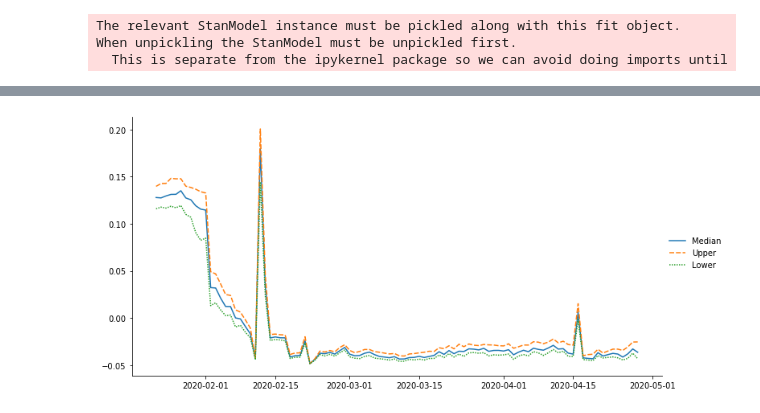
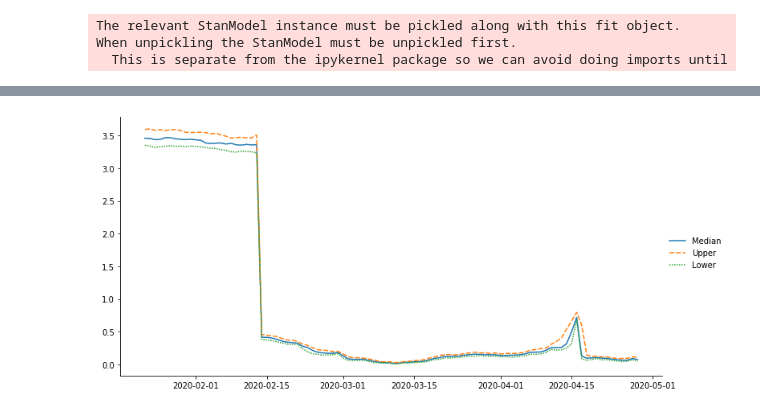
Before and after one commit to yoriyuki/BayesianCOVID19, a Jupyter notebook: notebook/BayesianCOVID19-China.ipynb, the cells around one changed output, grey strips where cells are left out. Cells and saved outputs as stored; diff of their text form; code cells hidden in the pictures.

```diff
--- a/notebook/BayesianCOVID19-China.ipynb
+++ b/notebook/BayesianCOVID19-China.ipynb
@@ -47,7 +47,7 @@ P = 1393_000_000
 iteration=2000
 repeat = 1000
 # %%
-data = {'T': C0.shape[0], 'T0': 0, 'P': P, 'C0': C0, 'R0': R0, 'D0':D0}
+data = {'T': C0.shape[0], 'T0': 0, 'P': P, 'C0': C0, 'R0': R0, 'D0':D0, 'b_beta_0':0.1}
 # %%
 upto = epoch+pd.Timedelta(days=C0.shape[0]-2)
 index= pd.date_range(start=epoch, end=upto)
@@ -262,23 +262,21 @@ def loo(sm):
     return log_likelihood
 # %%
 ### Visualization ###
+# %%
+upto = epoch+pd.Timedelta(days=C0.shape[0]-2)
+index= pd.date_range(start=epoch, end=upto)
 # %%
-def extract(data, upto):
-    index=pd.date_range(start=epoch, end=upto)
-    init_inf = pd.Series(data_every.posterior['init_inf'].stack(sample=('chain', 'draw')).values)
-    b = pd.DataFrame(data_every.posterior['b'].stack(sample=('chain', 'draw')).values, index=index)
-    q = pd.DataFrame(data_every.posterior['q'].stack(sample=('chain', 'draw')).values, index=index)
-    NI = pd.DataFrame(data_every.posterior['NI'].stack(sample=('chain', 'draw')).values, index=index)
-    a = pd.Series(data_every.posterior['a'].stack(sample=('chain', 'draw')).values)
-    d = pd.Series(data_every.posterior['d'].stack(sample=('chain', 'draw')).values)
-    NI = NI.shift(periods=1).fillna(0)
-    NI.loc[epoch]=init_inf
-    C = NI.cumsum()
-    NI0=q*NI
-    C0S = NI0.cumsum()
-    return a, d, b, q, NI, NI0, C, C0S
+init_inf_e = pd.DataFrame(data_every.posterior['b'].stack(sample=('chain', 'draw')).values)
+b_e = pd.DataFrame(data_every.posterior['b'].stack(sample=('chain', 'draw')).values, index=index)
+q_e = pd.DataFrame(data_every.posterior['q'].stack(sample=('chain', 'draw')).values, index=index)
+NI_e = pd.DataFrame(data_every.posterior['NI'].stack(sample=('chain', 'draw')).values, index=index)
+a_e = pd.DataFrame(data_every.posterior['a'].stack(sample=('chain', 'draw')).values)
+d_e = pd.DataFrame(data_every.posterior['d'].stack(sample=('chain', 'draw')).values)
+C_e = NI_e.cumsum().shift(periods=1).fillna(0)
+C_e = pd.DataFrame(np.array([C_e.iloc[i].values + init_inf_e.values[i] for i in range(C_e.shape[0])]), index=index)
+NI0_e = q_e*NI_e
+C0S_e = NI0_e.cumsum().shift(periods=1).fillna(0)
+C0S_e = pd.DataFrame(np.array([C0S_e.iloc[i].values + C0[0] for i in range(C_e.shape[0])]), index=index)
-# %%
-a_e, d_e, b_e, q_e, NI_e, NI0_e, C_e, C0_e = extract(data_every, upto=upto)
 # %%
 def draw(simulated, real=None, upto=upto):
     graph=pd.DataFrame(index=pd.date_range(start=epoch, end=upto))
@@ -310,7 +314,5 @@ draw(C_e, real=confirmed[country])
 # %%
-a = pd.DataFrame(data_every.posterior['a'].stack(sample=('chain', 'draw')).values)
-d = pd.DataFrame(data_every.posterior['d'].stack(sample=('chain', 'draw')).values)
-beta = pd.DataFrame(np.array([b_e[i].values - a.iloc[i].values - d.iloc[i].values for i in range(len(b_e))]).T, index=b_e.index)
-draw(beta)
+R = pd.DataFrame(np.array([(b_e[i].values / (a_e.iloc[i].values + d_e.iloc[i].values)) * (1 - C_e[i]/P) for i in range(len(b_e))]).T, index=b_e.index)
+draw(R)
 # %% [output]
-[figure, old version]
+[figure, new version]
```
Also changed, not shown: parts of 20 cells of this notebook, 7 other files.
